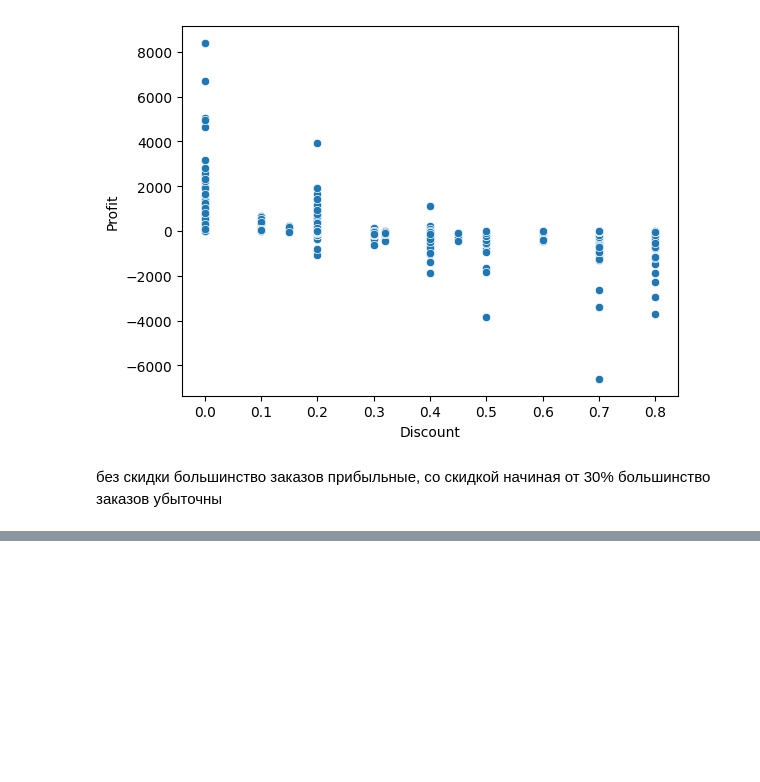
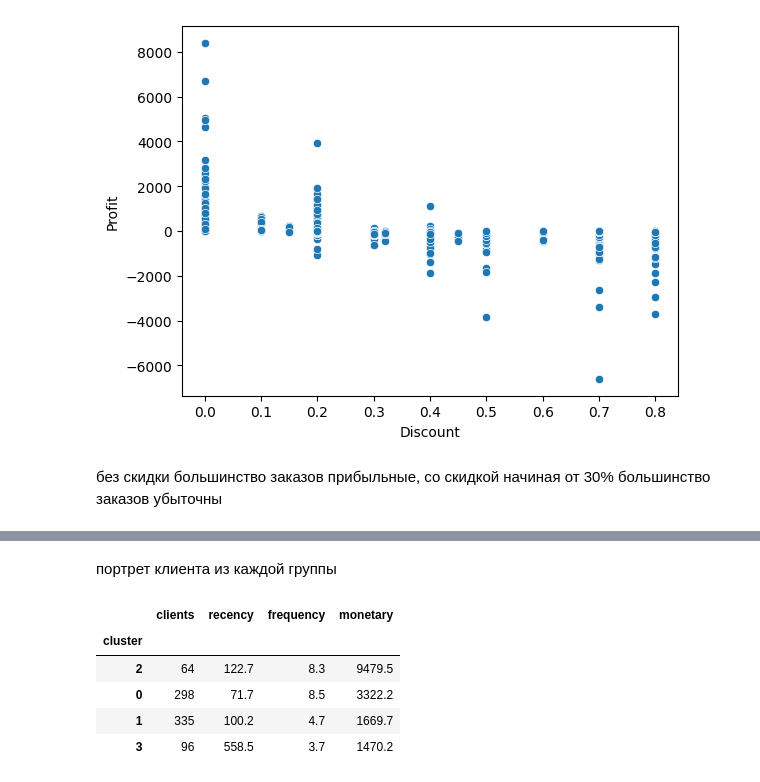
Before and after one commit to ch1rak/superstore-analysis, a Jupyter notebook: analysis.ipynb, the cells around one changed output, grey strips where cells are left out. Cells and saved outputs as stored; diff of their text form; code cells hidden in the pictures; blank space fills up the shorter version.

```diff
--- a/analysis.ipynb
+++ b/analysis.ipynb
@@ -257,0 +324,17 @@ sns.scatterplot(data=df, x="Discount", y="Profit")
+# %% [markdown]
+портрет клиента из каждой группы
+# %%
+summary = rfm.groupby("cluster").agg(
+    clients=("recency", "count"),        # сколько клиентов в группе
+    recency=("recency", "mean"),         # средние R, F, M
+    frequency=("frequency", "mean"),
+    monetary=("monetary", "mean"),
+).round(1).sort_values("monetary", ascending=False)
+summary
+# %% [output]
+|  | clients | recency | frequency | monetary |
+| cluster |  |  |  |  |
+| 2 | 64 | 122.7 | 8.3 | 9479.5 |
+| 0 | 298 | 71.7 | 8.5 | 3322.2 |
+| 1 | 335 | 100.2 | 4.7 | 1669.7 |
+| 3 | 96 | 558.5 | 3.7 | 1470.2 |
```
Also changed, not shown: parts of 9 cells of this notebook, 1 other file.
